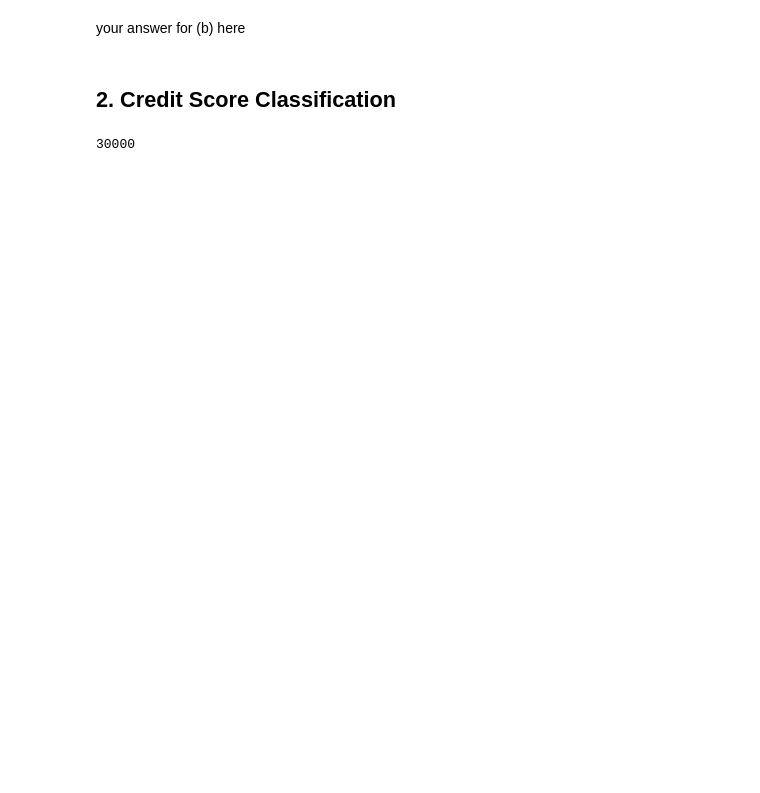
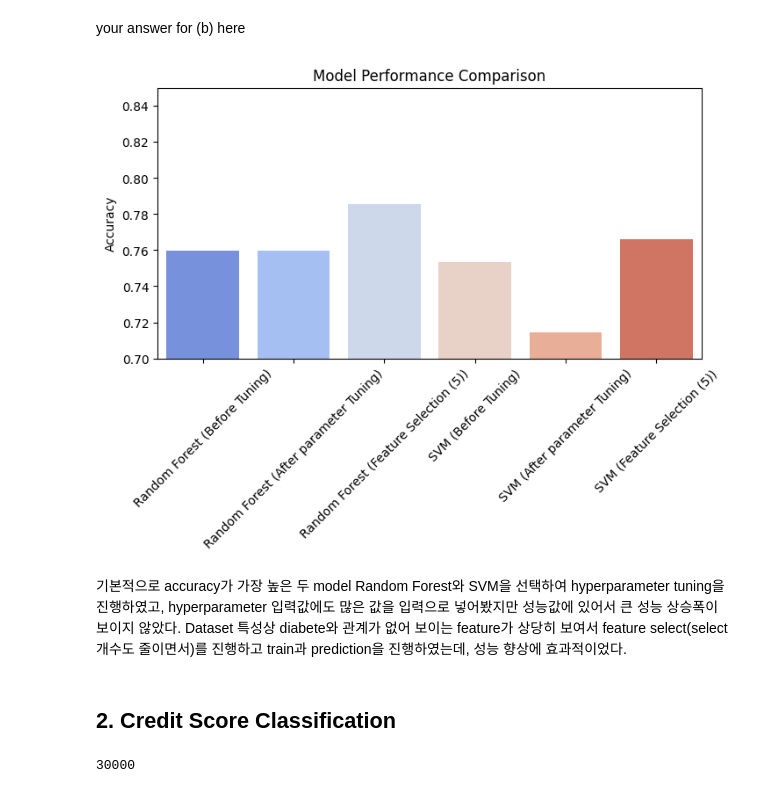
Before and after one commit to minseo08/MLDL, a Jupyter notebook: HW2/hw2_classification.ipynb, the cells around one changed output. Saved outputs shown, nothing was run; the diff lists cells and outputs as text; code cells hidden in the pictures; blank space fills up the shorter version.

```diff
--- a/HW2/hw2_classification.ipynb
+++ b/HW2/hw2_classification.ipynb
@@ -67,5 +314,24 @@ You will get full credit if you plot the process of model optimization.
 # %% [markdown]
 your answer for (b) here
+# %%
+models = ["Random Forest (Before Tuning)", "Random Forest (After parameter Tuning)", "Random Forest (Feature Selection (5))", "SVM (Before Tuning)", "SVM (After parameter Tuning)", "SVM (Feature Selection (5))"]
+
+accuracies = [accuracy_score(y_test, rf_pred), accuracy_score(y_test, rf_pred_best),
+              accuracy_score(y_test, y_pred_selected_five), accuracy_score(y_test, svm_pred),
+              accuracy_score(y_test, svm_pred_best), accuracy_score(y_test, y_pred_selected_svm)]
+
+plt.figure(figsize=(8, 4))
+sns.barplot(x=models, y=accuracies, palette="coolwarm", hue=models, legend=False)
+plt.ylabel("Accuracy")
+plt.xticks(rotation=45)
+plt.title("Model Performance Comparison")
+plt.ylim(0.7, 0.85)
+plt.show()
+# %% [output]
+[figure, added]
+# %% [markdown]
+기본적으로 accuracy가 가장 높은 두 model Random Forest와 SVM을 선택하여 hyperparameter tuning을 진행하였고, hyperparameter 입력값에도 많은 값을 입력으로 넣어봤지만 성능값에 있어서 큰 성능 상승폭이 보이지 않았다.
+Dataset 특성상 diabete와 관계가 없어 보이는 feature가 상당히 보여서 feature select(select개수도 줄이면서)를 진행하고 train과 prediction을 진행하였는데, 성능 향상에 효과적이었다.
 # %% [markdown]
 ## 2. Credit Score Classification
 # %%
```
Also changed, not shown: parts of 16 cells of this notebook.
